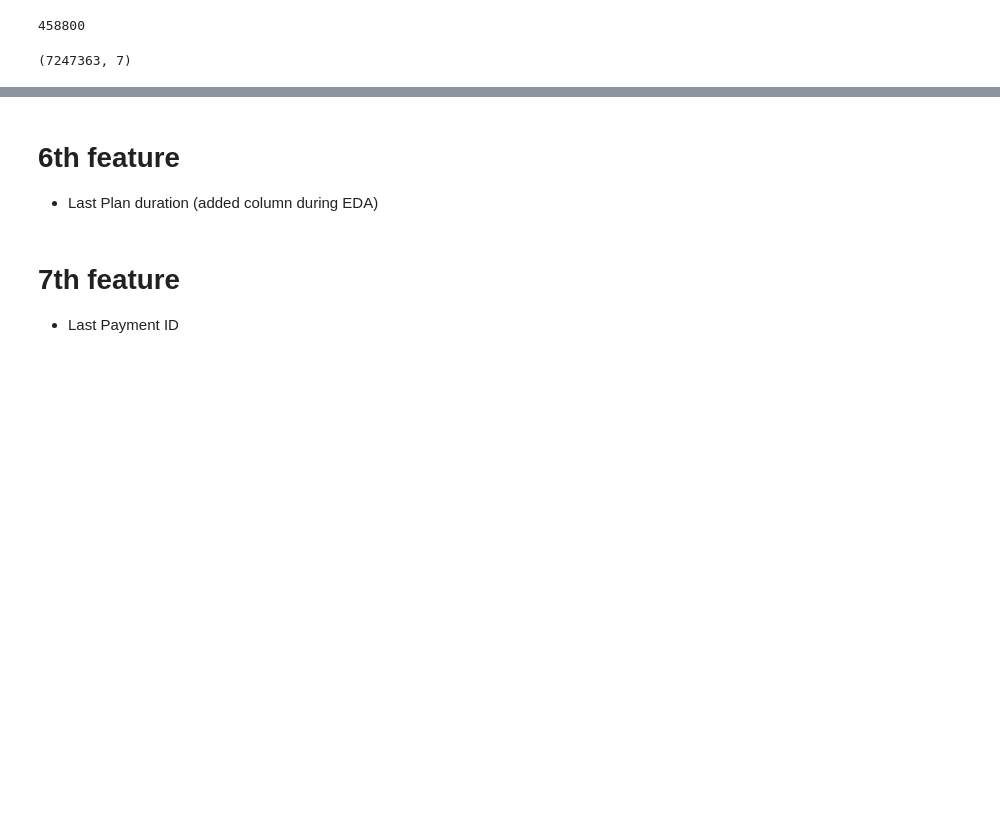
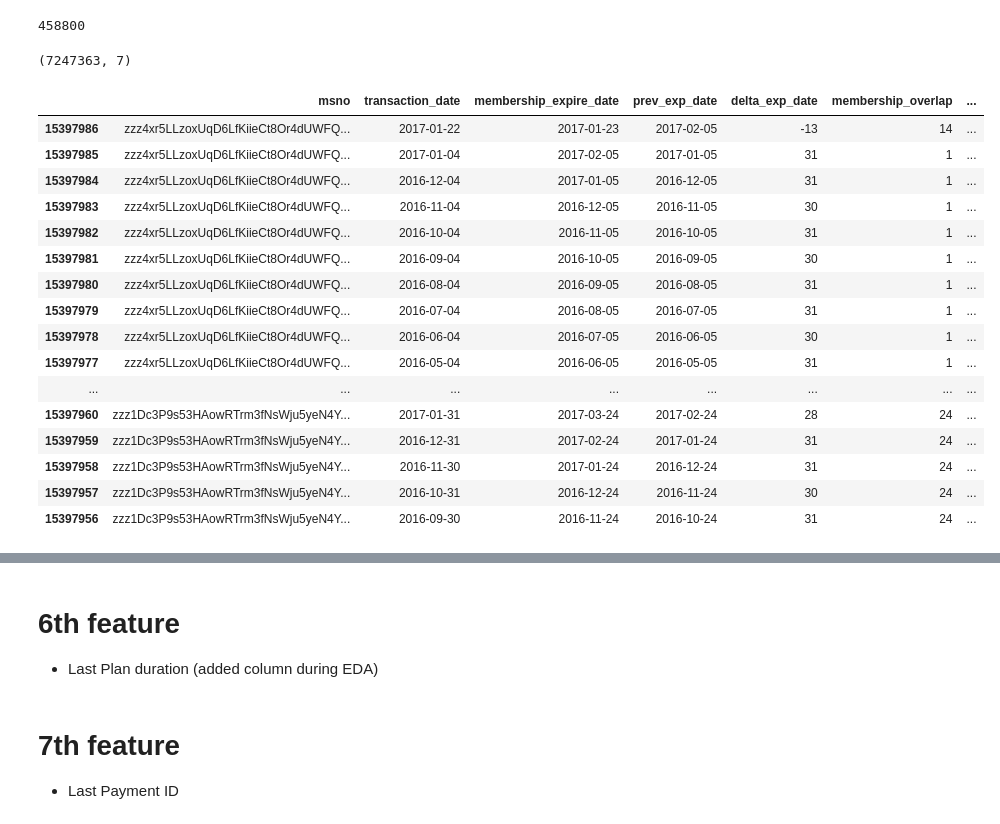
Before and after one commit to cedricherman/Churn_Prediction_KKBOX, a Jupyter notebook: notebooks/07_KKBox_FeatureEng_Transactions.ipynb, the cells around one changed output, grey strips where cells are left out. Saved outputs shown, nothing was run; the diff lists cells and outputs as text; code cells hidden in the pictures; blank space fills up the shorter version.

```diff
--- a/notebooks/07_KKBox_FeatureEng_Transactions.ipynb
+++ b/notebooks/07_KKBox_FeatureEng_Transactions.ipynb
@@ -321,6 +323,26 @@ df_noncontusers.shape
 # %%
 # sort by most recent transaction date
 df_noncontusers = df_noncontusers.sort_values(['msno', 'transaction_date', 'membership_expire_date'], ascending=False)
+# %%
+df_noncontusers.head(30)
+# %% [output]
+|  | msno | transaction_date | membership_expire_date | prev_exp_date | delta_exp_date | membership_overlap | ... |
+| 15397986 | zzz4xr5LLzoxUqD6LfKiieCt8Or4dUWFQ... | 2017-01-22 | 2017-01-23 | 2017-02-05 | -13 | 14 | ... |
+| 15397985 | zzz4xr5LLzoxUqD6LfKiieCt8Or4dUWFQ... | 2017-01-04 | 2017-02-05 | 2017-01-05 | 31 | 1 | ... |
+| 15397984 | zzz4xr5LLzoxUqD6LfKiieCt8Or4dUWFQ... | 2016-12-04 | 2017-01-05 | 2016-12-05 | 31 | 1 | ... |
+| 15397983 | zzz4xr5LLzoxUqD6LfKiieCt8Or4dUWFQ... | 2016-11-04 | 2016-12-05 | 2016-11-05 | 30 | 1 | ... |
+| 15397982 | zzz4xr5LLzoxUqD6LfKiieCt8Or4dUWFQ... | 2016-10-04 | 2016-11-05 | 2016-10-05 | 31 | 1 | ... |
+| 15397981 | zzz4xr5LLzoxUqD6LfKiieCt8Or4dUWFQ... | 2016-09-04 | 2016-10-05 | 2016-09-05 | 30 | 1 | ... |
+| 15397980 | zzz4xr5LLzoxUqD6LfKiieCt8Or4dUWFQ... | 2016-08-04 | 2016-09-05 | 2016-08-05 | 31 | 1 | ... |
+| 15397979 | zzz4xr5LLzoxUqD6LfKiieCt8Or4dUWFQ... | 2016-07-04 | 2016-08-05 | 2016-07-05 | 31 | 1 | ... |
+| 15397978 | zzz4xr5LLzoxUqD6LfKiieCt8Or4dUWFQ... | 2016-06-04 | 2016-07-05 | 2016-06-05 | 30 | 1 | ... |
+| 15397977 | zzz4xr5LLzoxUqD6LfKiieCt8Or4dUWFQ... | 2016-05-04 | 2016-06-05 | 2016-05-05 | 31 | 1 | ... |
+| ... | ... | ... | ... | ... | ... | ... | ... |
+| 15397960 | zzz1Dc3P9s53HAowRTrm3fNsWju5yeN4Y... | 2017-01-31 | 2017-03-24 | 2017-02-24 | 28 | 24 | ... |
+| 15397959 | zzz1Dc3P9s53HAowRTrm3fNsWju5yeN4Y... | 2016-12-31 | 2017-02-24 | 2017-01-24 | 31 | 24 | ... |
+| 15397958 | zzz1Dc3P9s53HAowRTrm3fNsWju5yeN4Y... | 2016-11-30 | 2017-01-24 | 2016-12-24 | 31 | 24 | ... |
+| 15397957 | zzz1Dc3P9s53HAowRTrm3fNsWju5yeN4Y... | 2016-10-31 | 2016-12-24 | 2016-11-24 | 30 | 24 | ... |
+| 15397956 | zzz1Dc3P9s53HAowRTrm3fNsWju5yeN4Y... | 2016-09-30 | 2016-11-24 | 2016-10-24 | 31 | 24 | ... |
 # %%
 def derive_uninterrupted_days(rows):
     """
```
Also changed, not shown: parts of 3 cells of this notebook.
